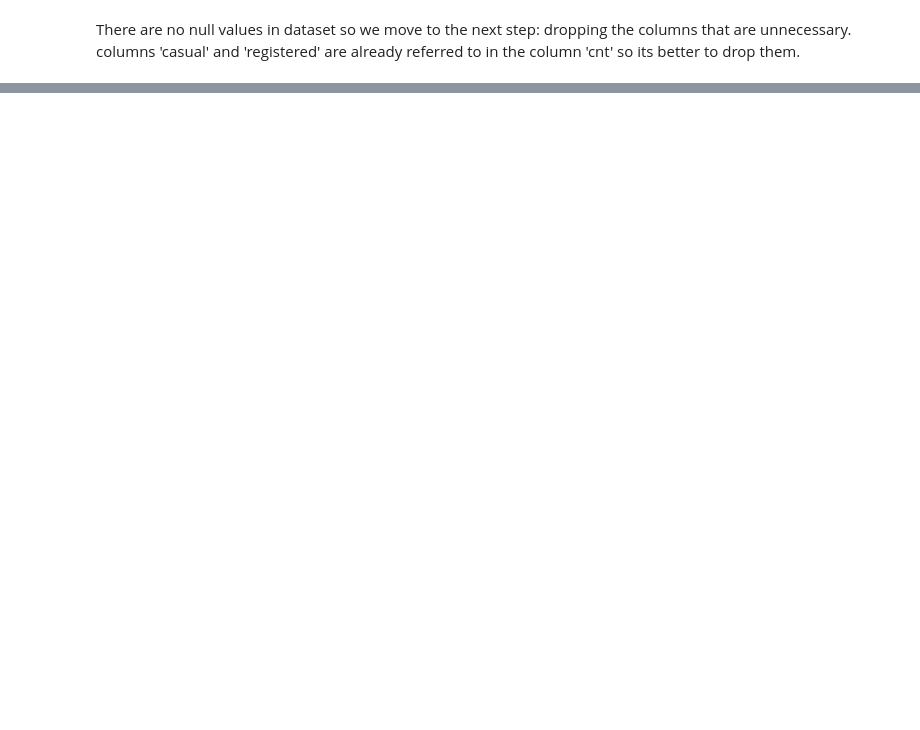
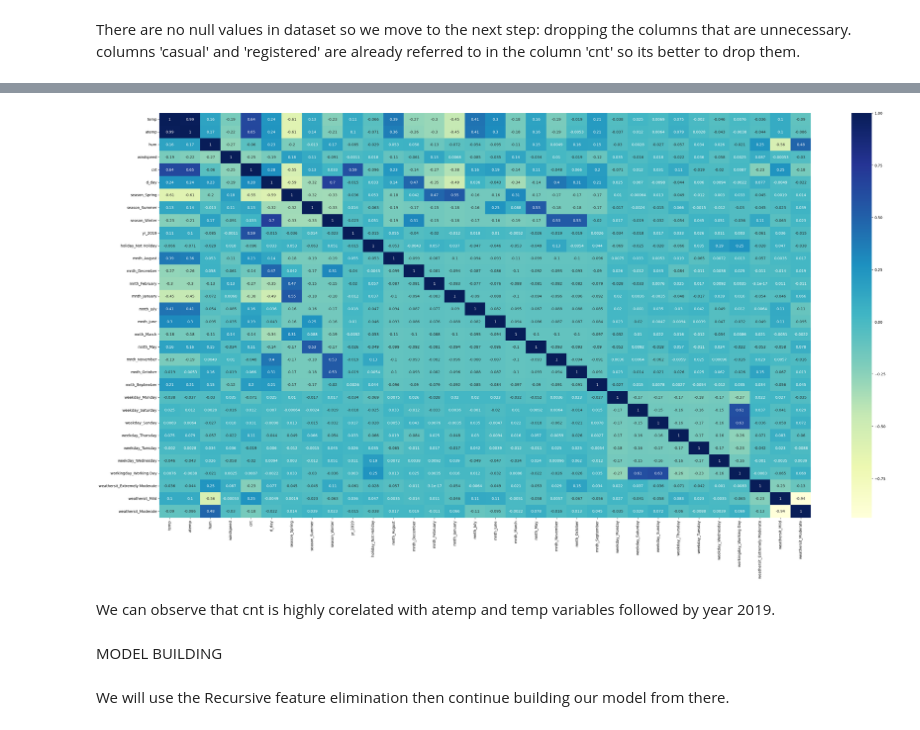
Before and after one commit to ria08/bike_sharing_linear_regression, a Jupyter notebook: bike_sharing_assignment.ipynb, the cells around one changed output, grey strips where cells are left out. Drawn from its saved outputs; the diff is of its cells as text; code cells hidden in the pictures; blank space fills up the shorter version.

Commit message:
build first model

```diff
--- a/bike_sharing_assignment.ipynb
+++ b/bike_sharing_assignment.ipynb
@@ -135,0 +212,5 @@ UNIVARIATE ANALYSIS: Numerical Variables
+# %%
+
+columns_to_dummies = ['season','yr','holiday','mnth','weekday','workingday']
+df = pd.get_dummies(data=df, columns=columns_to_dummies, drop_first=True, dtype ='int')
+df=pd.get_dummies(data=df, columns=['weathersit'], dtype='int')
@@ -135,0 +244,4 @@ UNIVARIATE ANALYSIS: Numerical Variables
+# %%
+from sklearn.model_selection import train_test_split
+np.random.seed(0)
+df_train, df_test = train_test_split(df, train_size = 0.7, test_size = 0.3, random_state = 100)
@@ -135,0 +252,7 @@ UNIVARIATE ANALYSIS: Numerical Variables
+# %%
+scaler = MinMaxScaler()
+# %%
+# Apply scaler() to all the columns except the 'dummy' variables
+num_vars = ['temp','atemp','hum','windspeed','d_day', 'cnt']
+
+df_train[num_vars] = scaler.fit_transform(df_train[num_vars])
@@ -135,0 +269,12 @@ UNIVARIATE ANALYSIS: Numerical Variables
+# %%
+#Finding which variables are highly correlated
+
+plt.figure(figsize = (40, 20))
+sns.heatmap(df_train.corr(), annot = True, cmap="YlGnBu")
+plt.show()
+# %% [output]
+[figure, added]
+# %% [markdown]
+We can observe that cnt is highly corelated with atemp and temp variables followed by year 2019.
+# %% [markdown]
+MODEL BUILDING
@@ -135,0 +286,2 @@ UNIVARIATE ANALYSIS: Numerical Variables
+# %% [markdown]
+We will use the Recursive feature elimination then continue building our model from there.
```
Also changed, not shown: parts of 49 cells of this notebook, 1 other file.
